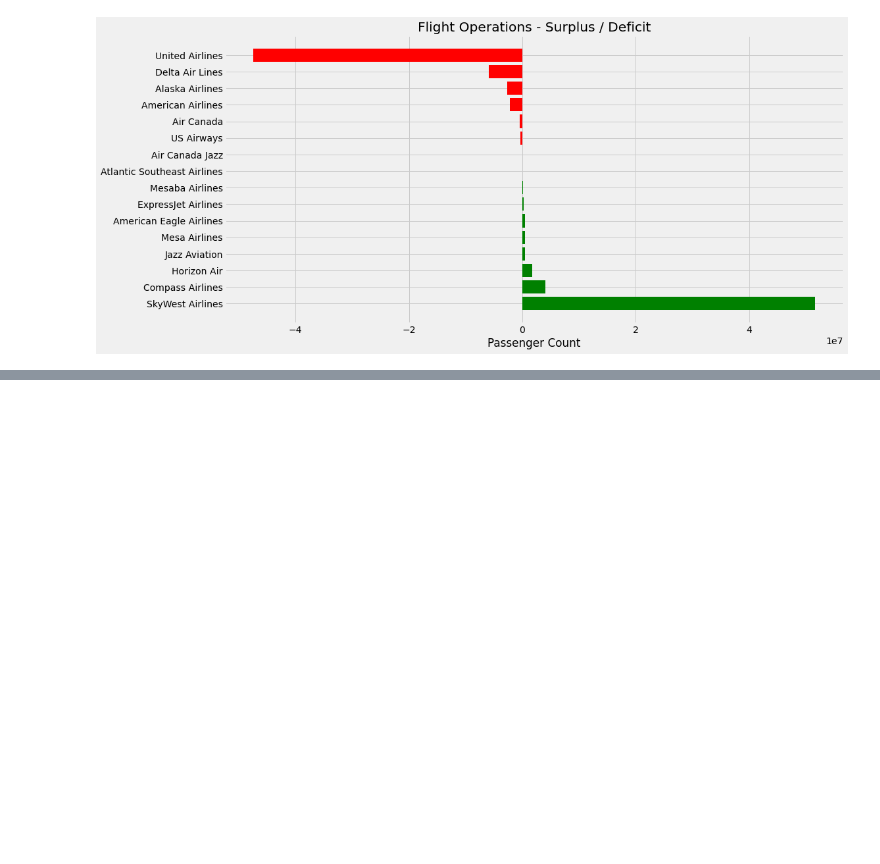
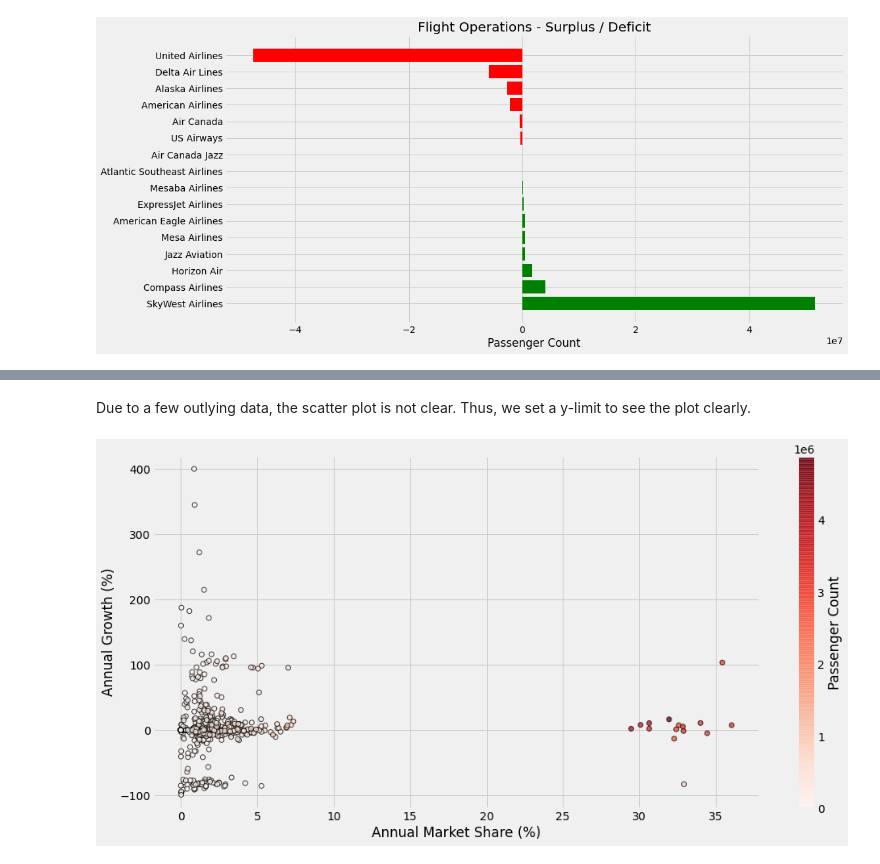
Before and after one commit to sreyashic/Learning, a Jupyter notebook: Pandas & Matplotlib/1 - San Francisco International Airport Traffic Passenger Statistics Analysis.ipynb, the cells around one changed output, grey strips where cells are left out. Saved outputs shown, nothing was run; the diff lists cells and outputs as text; code cells hidden in the pictures; blank space fills up the shorter version.

```diff
--- a/Pandas & Matplotlib/1 - Restaurant Score Analysis.ipynb
+++ b/Pandas & Matplotlib/1 - San Francisco International Airport Traffic Passenger Statistics Analysis.ipynb
@@ -319,6 +395,14 @@ plt.show()
+# %% [markdown]
+Due to a few outlying data, the scatter plot is not clear. Thus, we set a y-limit to see the plot clearly.
 # %%
+plt.style.use('fivethirtyeight')
 plt.scatter(x, y, c=c, edgecolor='black', linewidth=1, alpha=0.75, cmap='Reds')
 cbar = plt.colorbar()
+cbar.set_label('Passenger Count')
+plt.xlabel('Annual Market Share (%)')
+plt.ylabel('Annual Growth (%)')
 axes = plt.gca()
 axes.set_ylim([-120,420])
 plt.show()
+# %% [output]
+[figure, added]
```
Also changed, not shown: parts of 14 cells of this notebook.
